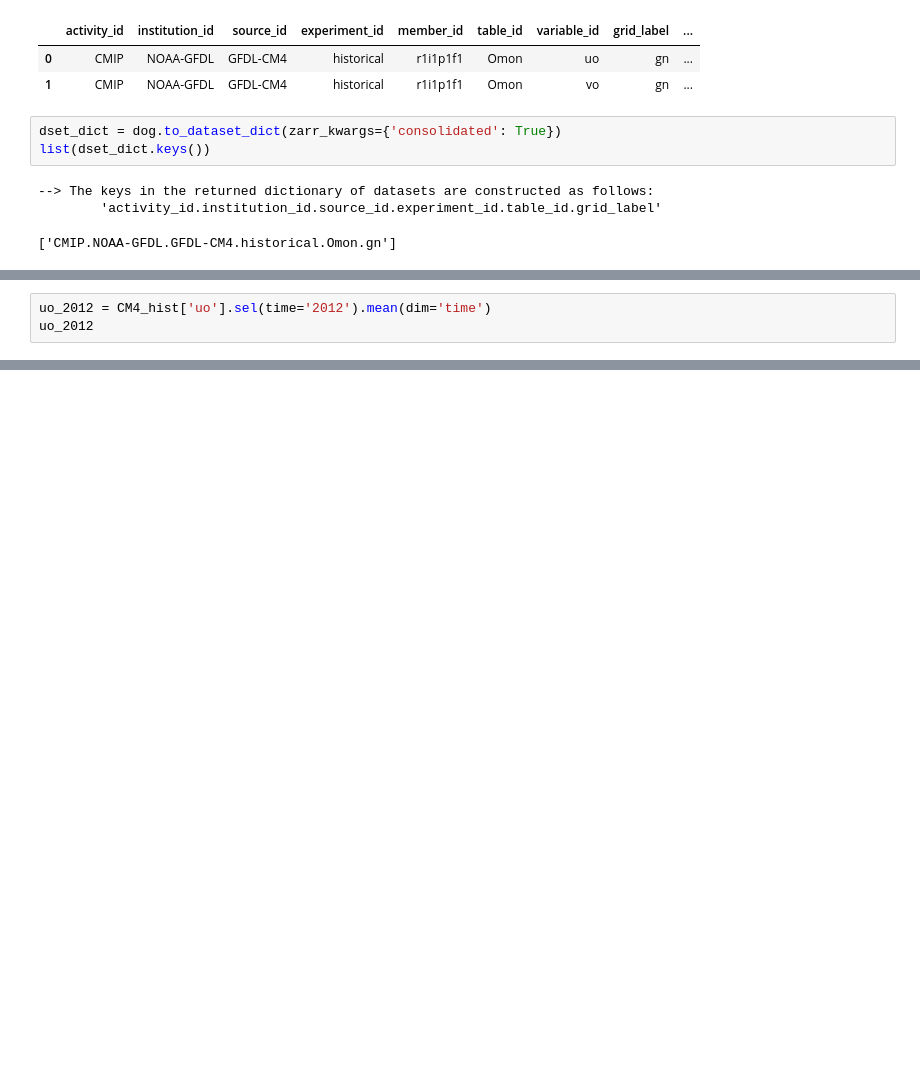
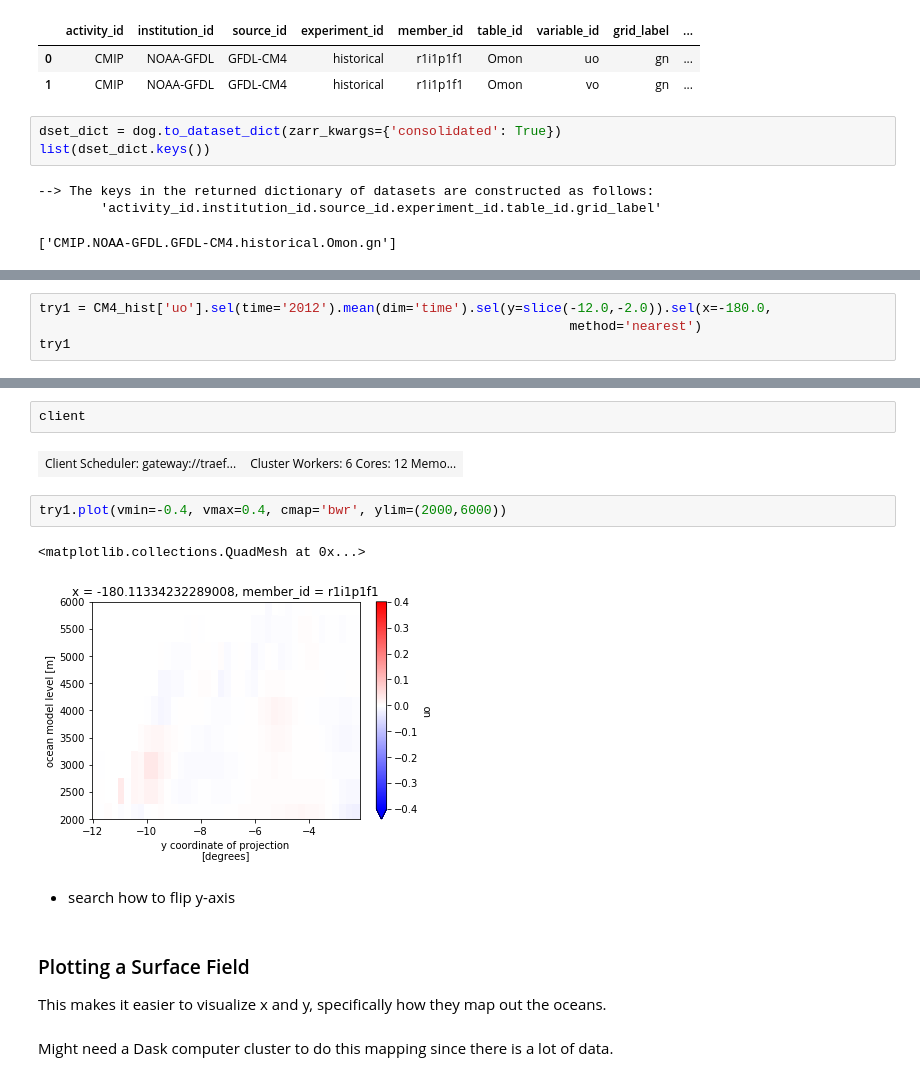
Before and after one commit to disandroa/Example-Notebooks, a Jupyter notebook: Initial Calculations/first_plot.ipynb, the cells around one changed output, grey strips where cells are left out. Cells and saved outputs as stored; diff of their text form; blank space fills up the shorter version.

Commit message:
surface map + initial uo plot

```diff
--- a/Initial Calculations/first_plot.ipynb
+++ b/Initial Calculations/first_plot.ipynb
@@ -172,6 +165,7 @@ Average the time for 2012. Specify what range of latitude and longitude to plot.
 # %%
-uo_2012 = CM4_hist['uo'].sel(time='2012').mean(dim='time')
-uo_2012
+try1 = CM4_hist['uo'].sel(time='2012').mean(dim='time').sel(y=slice(-12.0,-2.0)).sel(x=-180.0,
+                                                                    method='nearest')
+try1
 # %% [output]
 xarray.DataArray
 'uo'
@@ -296,0 +232,16 @@ I realized, unlike figure 5a of Alberty et al. 2019, I will be making a plot of
+# %%
+client
+# %% [output]
+| Client Scheduler: gateway://traef... | Cluster Workers: 6 Cores: 12 Memo... |
+# %%
+try1.plot(vmin=-0.4, vmax=0.4, cmap='bwr', ylim=(2000,6000))
+# %% [output]
+<matplotlib.collections.QuadMesh at 0x...>
+[figure, added]
+# %% [markdown]
+* search how to flip y-axis
+# %% [markdown]
+### Plotting a Surface Field
+This makes it easier to visualize x and y, specifically how they map out the oceans.
+# %% [markdown]
+Might need a Dask computer cluster to do this mapping since there is a lot of data.
```
Also changed, not shown: parts of 15 cells of this notebook.
